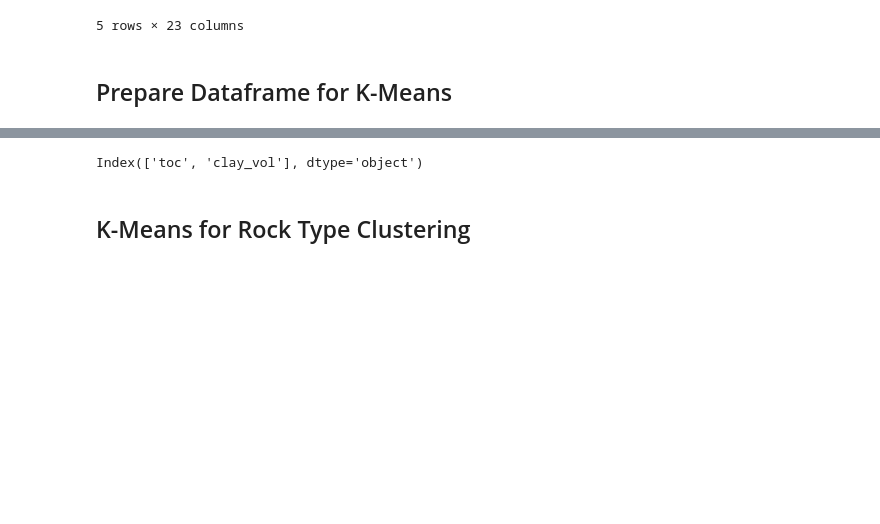
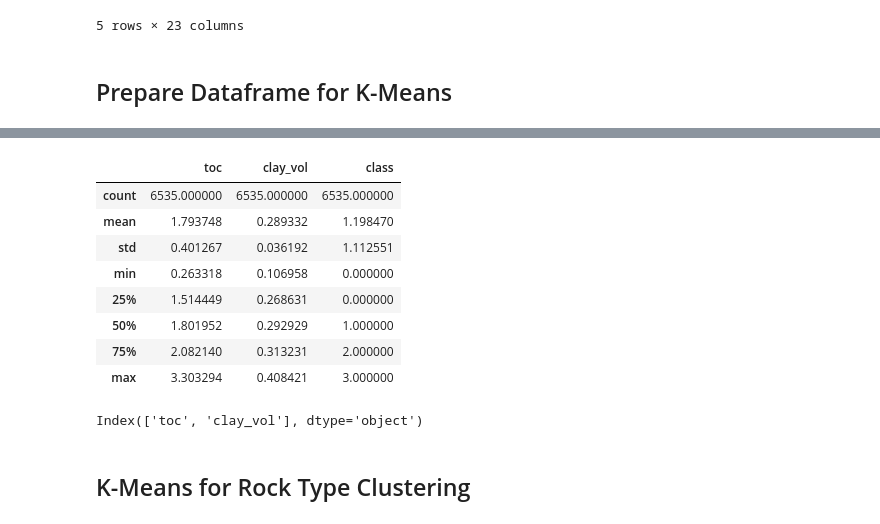
Before and after one commit to Auelocks/Friday_Night_Lights, a Jupyter notebook: Permian_ML_Model_OHE_KMeans_RockType.ipynb, the cells around one changed output, grey strips where cells are left out. Saved outputs shown, nothing was run; the diff lists cells and outputs as text; code cells hidden in the pictures; blank space fills up the shorter version.

```diff
--- a/Permian_ML_Model_OHE_KMeans_RockType.ipynb
+++ b/Permian_ML_Model_OHE_KMeans_RockType.ipynb
@@ -148,3 +148,15 @@ ml_df.head(10)
+# %%
+ml_df.describe()
+# %% [output]
+|  | toc | clay_vol | class |
+| count | 6535.000000 | 6535.000000 | 6535.000000 |
+| mean | 1.793748 | 0.289332 | 1.198470 |
+| std | 0.401267 | 0.036192 | 1.112551 |
+| min | 0.263318 | 0.106958 | 0.000000 |
+| 25% | 1.514449 | 0.268631 | 0.000000 |
+| 50% | 1.801952 | 0.292929 | 1.000000 |
+| 75% | 2.082140 | 0.313231 | 2.000000 |
+| max | 3.303294 | 0.408421 | 3.000000 |
 # %%
 ml_df.columns
 # %% [output]
```
Also changed, not shown: parts of 7 cells of this notebook, 3 other files.
